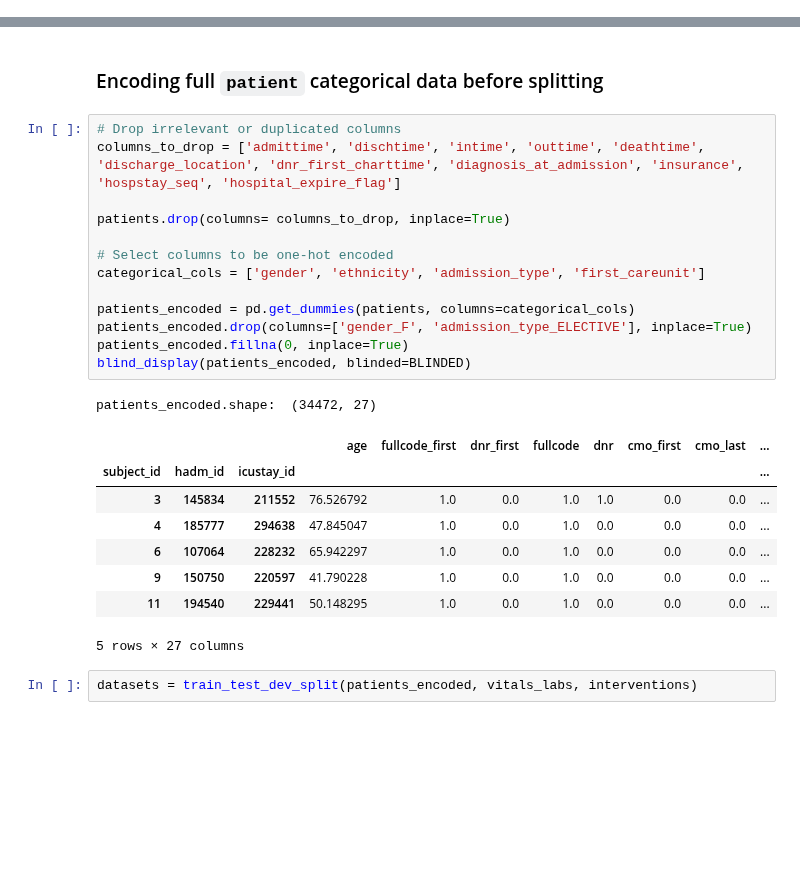
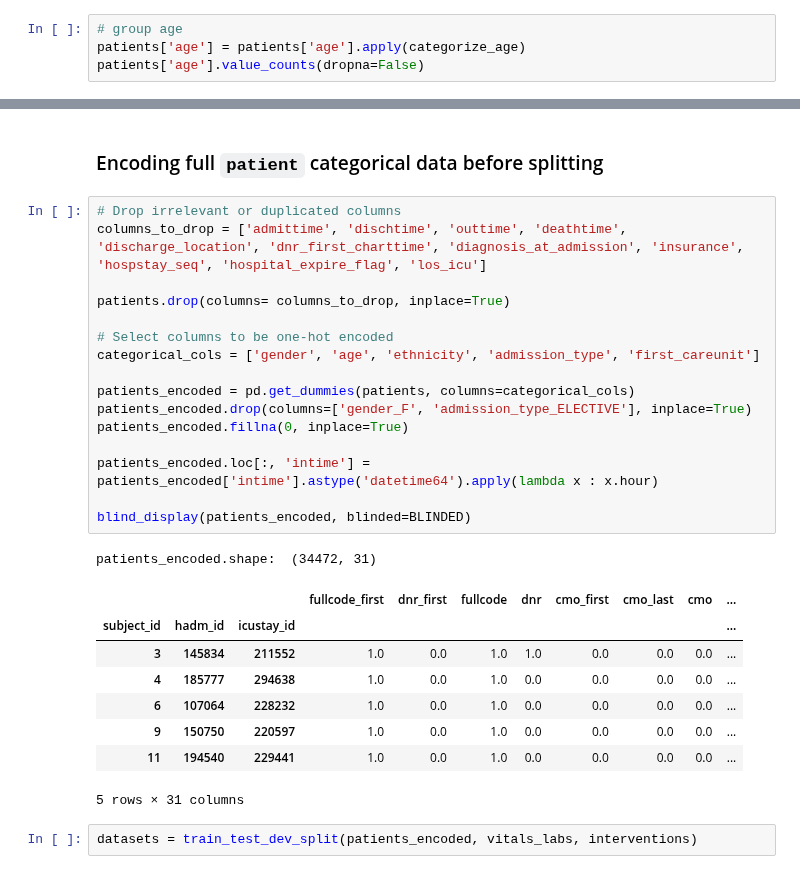
Before and after one commit to drama-404/FuzzyMedNet, a Jupyter notebook: notebooks/EDA.ipynb, the cells around one changed output, grey strips where cells are left out. Saved outputs shown, nothing was run; the diff lists cells and outputs as text; blank space fills up the shorter version.

```diff
--- a/notebooks/EDA.ipynb
+++ b/notebooks/EDA.ipynb
@@ -206,3 +206,7 @@ plot_categorical_columns(patients, patient_categorical_vars)
 # %% [markdown]
 <a name='3-1-1-1'></a>
 #### Transforming Static Features
+# %%
+# group age
+patients['age'] = patients['age'].apply(categorize_age)
+patients['age'].value_counts(dropna=False)
@@ -460,27 +470,30 @@ Steps:
 ### Encoding full `patient` categorical data before splitting
 # %%
 # Drop irrelevant or duplicated columns
-columns_to_drop = ['admittime', 'dischtime', 'intime', 'outtime', 'deathtime', 'discharge_location', 'dnr_first_charttime', 'diagnosis_at_admission', 'insurance', 'hospstay_seq', 'hospital_expire_flag']
+columns_to_drop = ['admittime', 'dischtime', 'outtime', 'deathtime', 'discharge_location', 'dnr_first_charttime', 'diagnosis_at_admission', 'insurance', 'hospstay_seq', 'hospital_expire_flag', 'los_icu']
 
 patients.drop(columns= columns_to_drop, inplace=True)
 
 # Select columns to be one-hot encoded
-categorical_cols = ['gender', 'ethnicity', 'admission_type', 'first_careunit']
+categorical_cols = ['gender', 'age', 'ethnicity', 'admission_type', 'first_careunit']
 
 patients_encoded = pd.get_dummies(patients, columns=categorical_cols)
 patients_encoded.drop(columns=['gender_F', 'admission_type_ELECTIVE'], inplace=True)
 patients_encoded.fillna(0, inplace=True)
+
+patients_encoded.loc[:, 'intime'] = patients_encoded['intime'].astype('datetime64').apply(lambda x : x.hour)
+
 blind_display(patients_encoded, blinded=BLINDED)
 # %% [output]
-patients_encoded.shape:  (34472, 27)
+patients_encoded.shape:  (34472, 31)
-|  |  |  | age | fullcode_first | dnr_first | fullcode | dnr | cmo_first | cmo_last | ... |
+|  |  |  | fullcode_first | dnr_first | fullcode | dnr | cmo_first | cmo_last | cmo | ... |
 | subject_id | hadm_id | icustay_id |  |  |  |  |  |  |  | ... |
-| 3 | 145834 | 211552 | 76.526792 | 1.0 | 0.0 | 1.0 | 1.0 | 0.0 | 0.0 | ... |
-| 4 | 185777 | 294638 | 47.845047 | 1.0 | 0.0 | 1.0 | 0.0 | 0.0 | 0.0 | ... |
-| 6 | 107064 | 228232 | 65.942297 | 1.0 | 0.0 | 1.0 | 0.0 | 0.0 | 0.0 | ... |
-| 9 | 150750 | 220597 | 41.790228 | 1.0 | 0.0 | 1.0 | 0.0 | 0.0 | 0.0 | ... |
-| 11 | 194540 | 229441 | 50.148295 | 1.0 | 0.0 | 1.0 | 0.0 | 0.0 | 0.0 | ... |
+| 3 | 145834 | 211552 | 1.0 | 0.0 | 1.0 | 1.0 | 0.0 | 0.0 | 0.0 | ... |
+| 4 | 185777 | 294638 | 1.0 | 0.0 | 1.0 | 0.0 | 0.0 | 0.0 | 0.0 | ... |
+| 6 | 107064 | 228232 | 1.0 | 0.0 | 1.0 | 0.0 | 0.0 | 0.0 | 0.0 | ... |
+| 9 | 150750 | 220597 | 1.0 | 0.0 | 1.0 | 0.0 | 0.0 | 0.0 | 0.0 | ... |
+| 11 | 194540 | 229441 | 1.0 | 0.0 | 1.0 | 0.0 | 0.0 | 0.0 | 0.0 | ... |
-5 rows × 27 columns
+5 rows × 31 columns
 # %%
 datasets = train_test_dev_split(patients_encoded, vitals_labs, interventions)
 # %%
```
Also changed, not shown: parts of 28 cells of this notebook, 6 other files.
